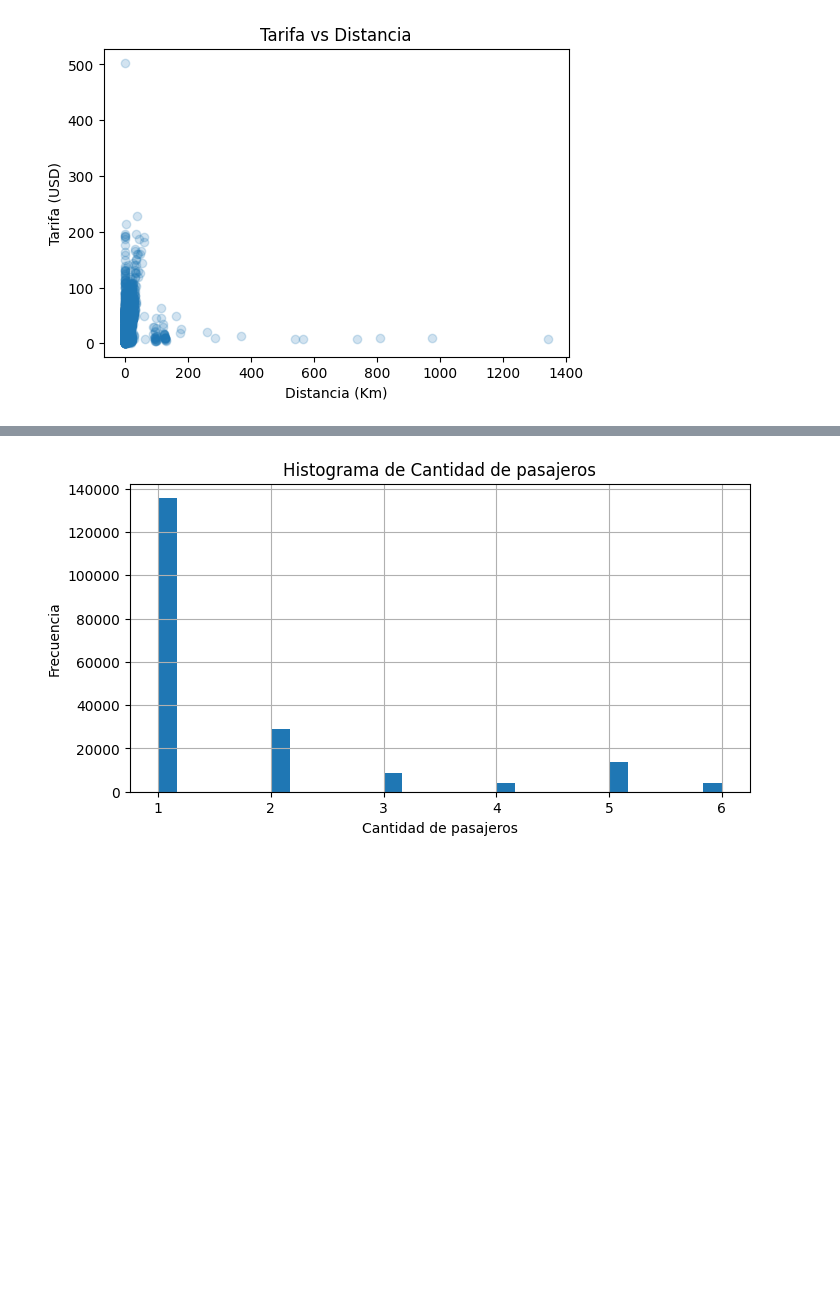
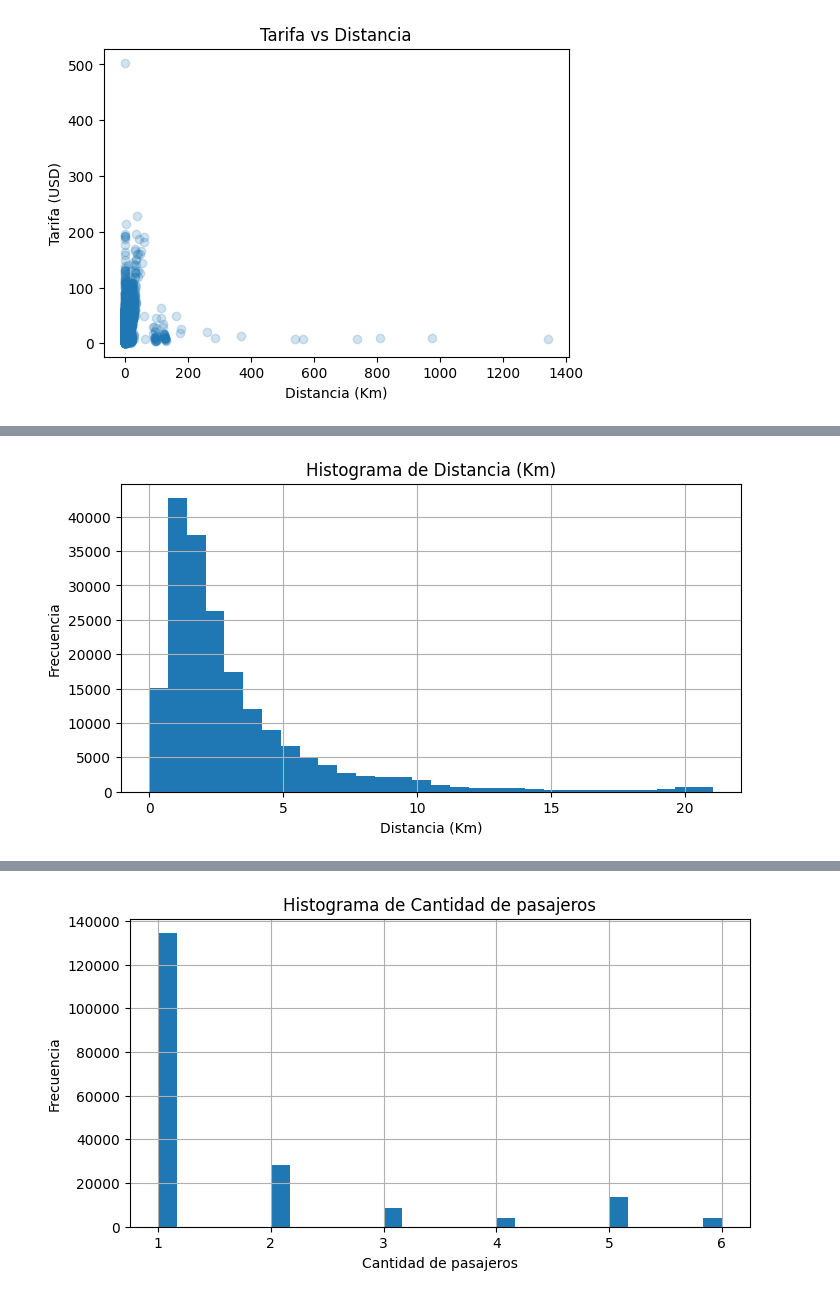
Before and after one commit to SebMun33/AA1-TUIA-2026C1-Onyskiw-Mu-oz, a Jupyter notebook: analisis_descriptivo.ipynb, the cells around one changed output, grey strips where cells are left out. Drawn from its saved outputs; the diff is of its cells as text; code cells hidden in the pictures; blank space fills up the shorter version.

```diff
--- a/analisis_descriptivo.ipynb
+++ b/analisis_descriptivo.ipynb
@@ -416,0 +433,9 @@ for col in columnas:
+# %%
+plt.figure(figsize=(8, 4))
+data["distance_km"].hist(bins=30)
+plt.title("Histograma de Distancia (Km)")
+plt.xlabel("Distancia (Km)")
+plt.ylabel("Frecuencia")
+plt.show()
+# %% [output]
+[figure, added]
```
Also changed, not shown: parts of 14 cells of this notebook, 1 other file.
